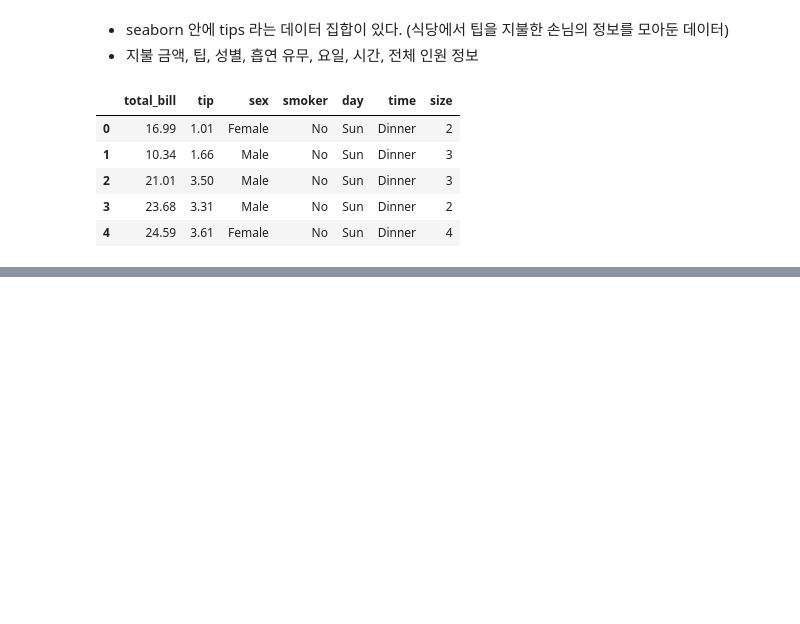
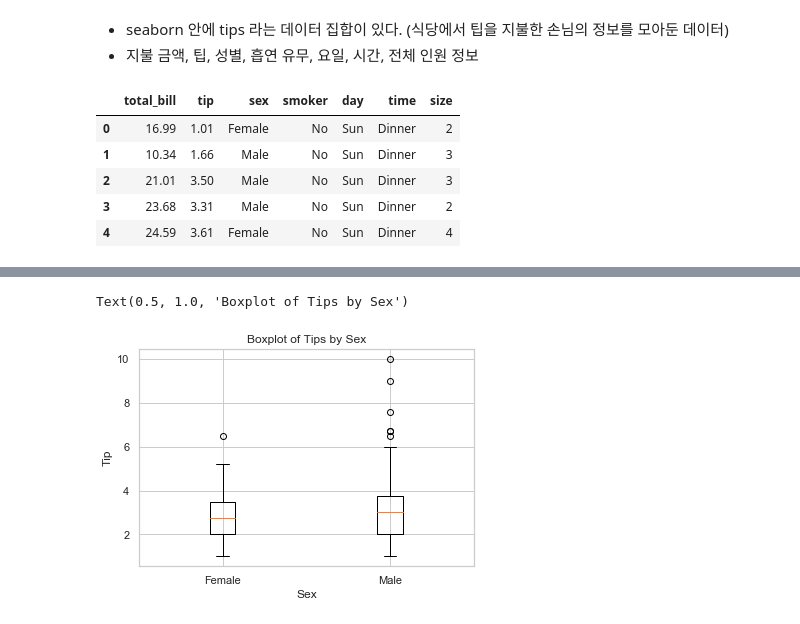
Before and after one commit to JJdeva/Study, a Jupyter notebook: Pandas/두잇판다스/Do_it_pandas_study_day3_1.ipynb, the cells around one changed output, grey strips where cells are left out. Cells and saved outputs as stored; diff of their text form; code cells hidden in the pictures; blank space fills up the shorter version.

```diff
--- a/Pandas/두잇판다스/Do_it_pandas_study_day3_1.ipynb
+++ b/Pandas/두잇판다스/Do_it_pandas_study_day3_1.ipynb
@@ -20,0 +57,10 @@ tips.head()
+# %%
+boxplot = plt.figure()
+axes1 = boxplot.add_subplot(1,1,1)
+axes1.boxplot([tips[tips['sex']=='Female']['tip'], tips[tips['sex'] == 'Male']['tip']], labels=['Female', 'Male'])
+axes1.set_xlabel('Sex')
+axes1.set_ylabel('Tip')
+axes1.set_title('Boxplot of Tips by Sex')
+# %% [output]
+Text(0.5, 1.0, 'Boxplot of Tips by Sex')
+[figure, added]
```
Also changed, not shown: parts of 40 cells of this notebook.
